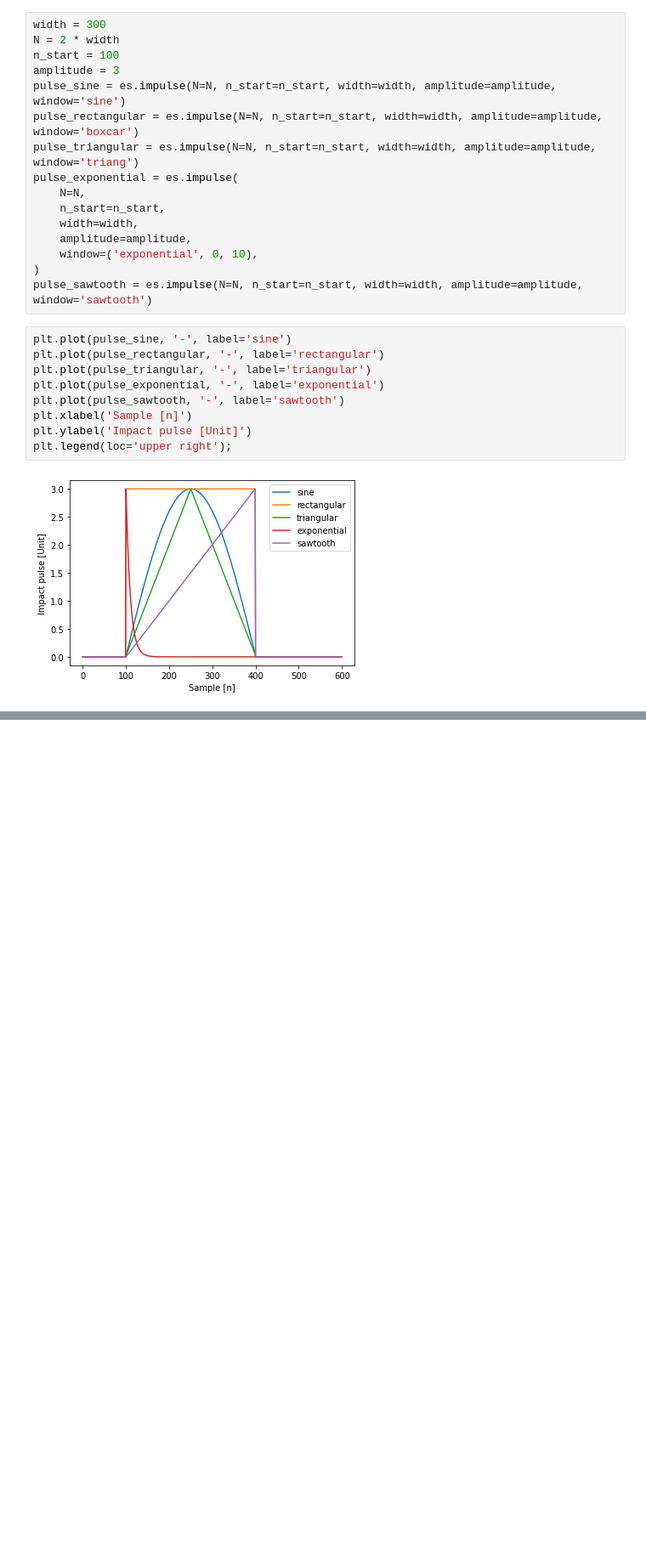
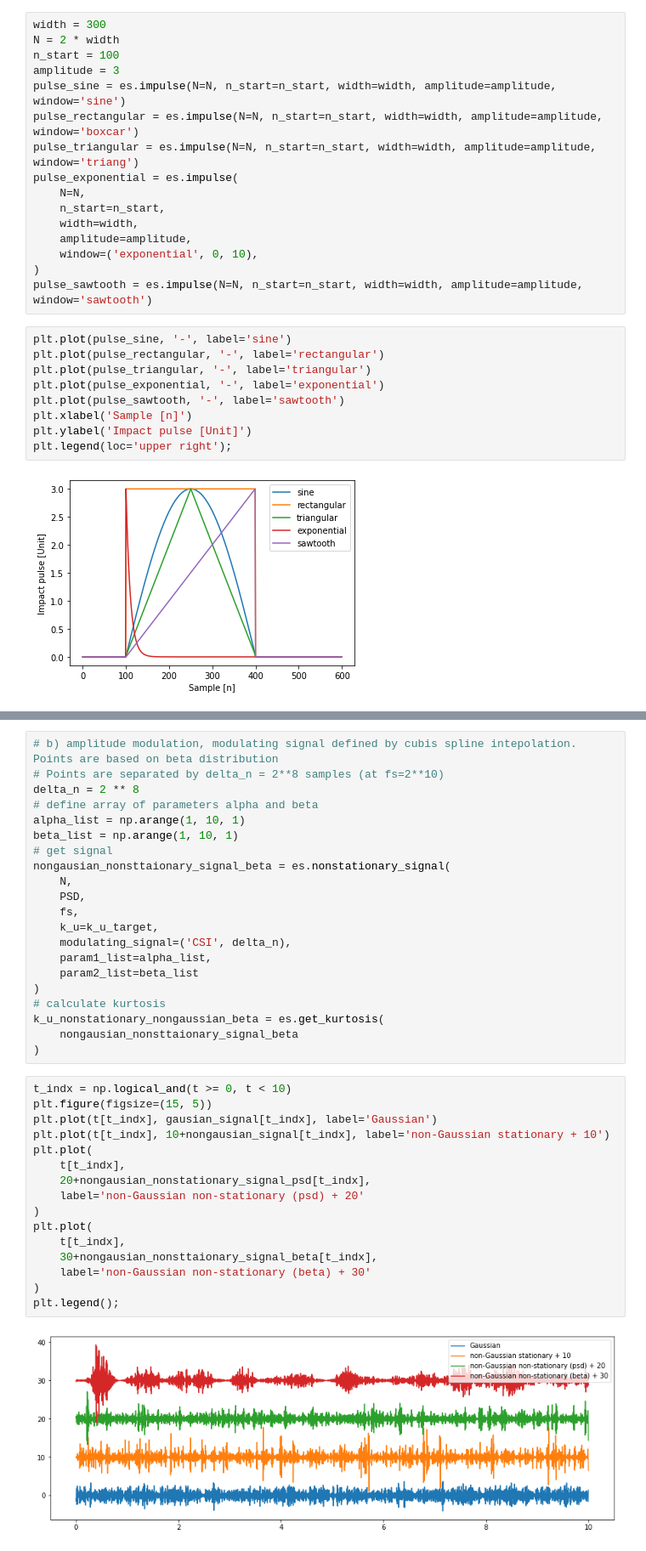
Before and after one commit to ladisk/pyExSi, a Jupyter notebook: Showcase.ipynb, the cells around one changed output, grey strips where cells are left out. Shown at 85% size. Cells and saved outputs as stored; diff of their text form; blank space fills up the shorter version.

```diff
--- a/Showcase.ipynb
+++ b/Showcase.ipynb
@@ -74,0 +142,39 @@ plt.legend(loc='upper right');
+# %%
+# b) amplitude modulation, modulating signal defined by cubis spline intepolation. Points are based on beta distribution
+# Points are separated by delta_n = 2**8 samples (at fs=2**10)
+delta_n = 2 ** 8
+# define array of parameters alpha and beta
+alpha_list = np.arange(1, 10, 1)
+beta_list = np.arange(1, 10, 1)
+# get signal
+nongausian_nonsttaionary_signal_beta = es.nonstationary_signal(
+    N,
+    PSD,
+    fs,
+    k_u=k_u_target,
+    modulating_signal=('CSI', delta_n),
+    param1_list=alpha_list,
+    param2_list=beta_list
+)
+# calculate kurtosis
+k_u_nonstationary_nongaussian_beta = es.get_kurtosis(
+    nongausian_nonsttaionary_signal_beta
+)
+# %%
+t_indx = np.logical_and(t >= 0, t < 10)
+plt.figure(figsize=(15, 5))
+plt.plot(t[t_indx], gausian_signal[t_indx], label='Gaussian')
+plt.plot(t[t_indx], 10+nongausian_signal[t_indx], label='non-Gaussian stationary + 10')
+plt.plot(
+    t[t_indx],
+    20+nongausian_nonstationary_signal_psd[t_indx],
+    label='non-Gaussian non-stationary (psd) + 20'
+)
+plt.plot(
+    t[t_indx],
+    30+nongausian_nonsttaionary_signal_beta[t_indx],
+    label='non-Gaussian non-stationary (beta) + 30'
+)
+plt.legend();
+# %% [output]
+[figure, added]
```
Also changed, not shown: parts of 12 cells of this notebook, 1 other file.
